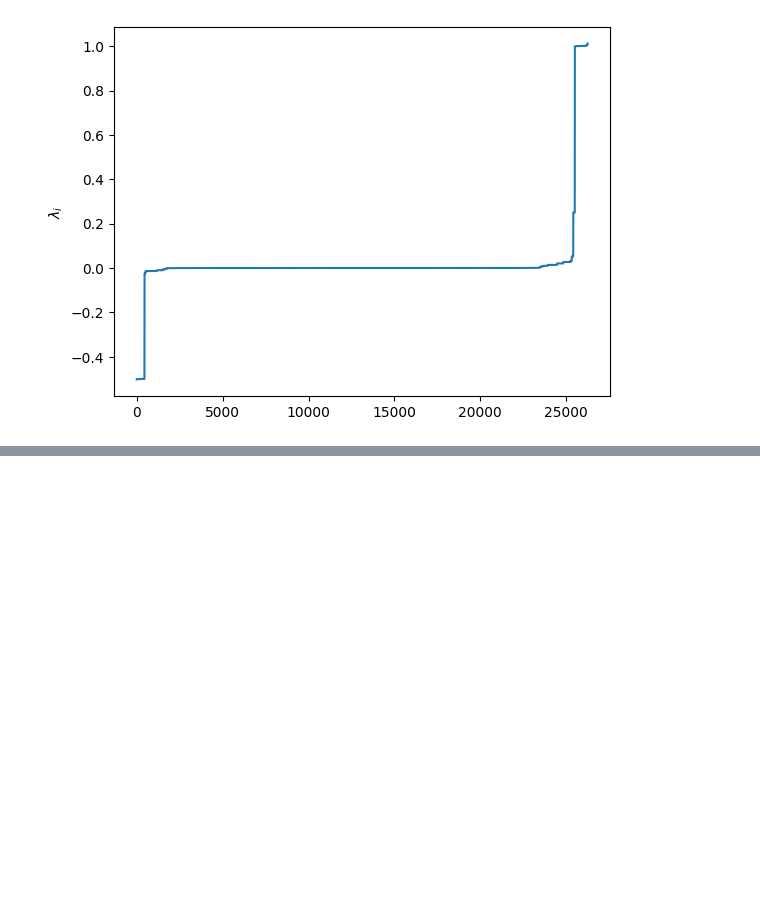
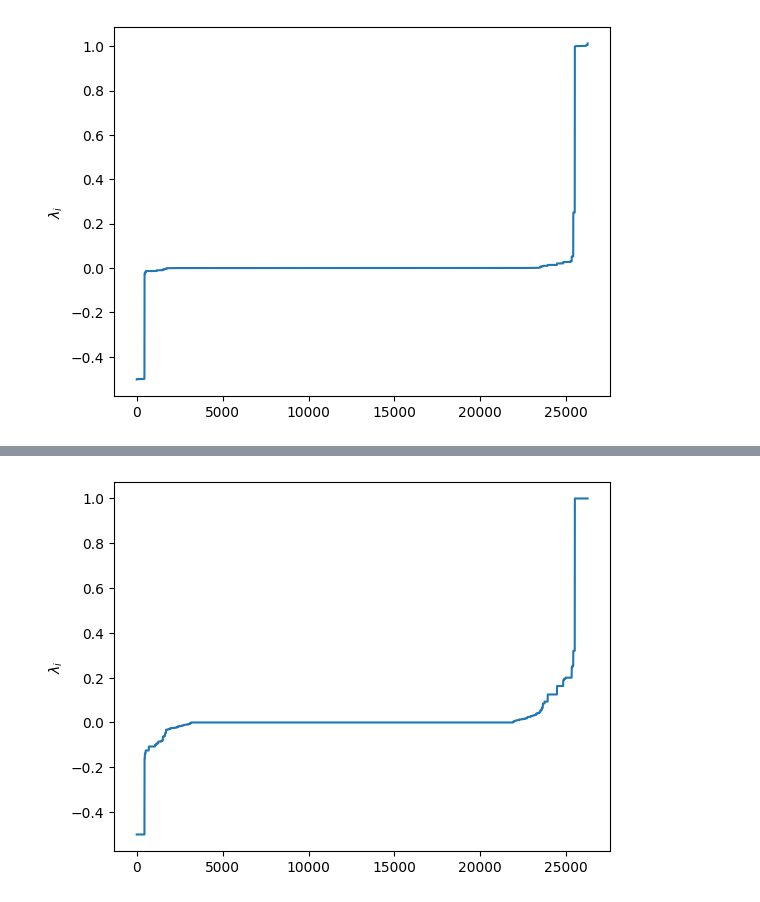
Before and after one commit to Renmusxd/TransferMat, a Jupyter notebook: Test.ipynb, the cells around one changed output, grey strips where cells are left out. Drawn from its saved outputs; the diff is of its cells as text; code cells hidden in the pictures; blank space fills up the shorter version.

```diff
--- a/Test.ipynb
+++ b/Test.ipynb
@@ -111,0 +114,8 @@ pyplot.show()
+# %%
+all_eigs = []
+n_sectors = [[na,nb,nc] for na in range(5) for nb in range(5) for nc in range(5)]
+
+for nsector in tqdm(n_sectors):
+    overlap_mat = py_tiamat.make_ortho_overlap_matrix(4,3,[2,2],n_sector=nsector)
+    eigs = numpy.linalg.eigvalsh(overlap_mat)
+    all_eigs.append(eigs)
@@ -111,0 +135,2 @@ pyplot.show()
+# %%
+flat_eigs = numpy.array([x for xs in all_eigs for x in xs])
@@ -111,0 +141,6 @@ pyplot.show()
+# %%
+pyplot.plot(sorted(flat_eigs))
+pyplot.ylabel(r'$\lambda_i$')
+pyplot.show()
+# %% [output]
+[figure, added]
```
Also changed, not shown: parts of 4 cells of this notebook, 1 other file.
